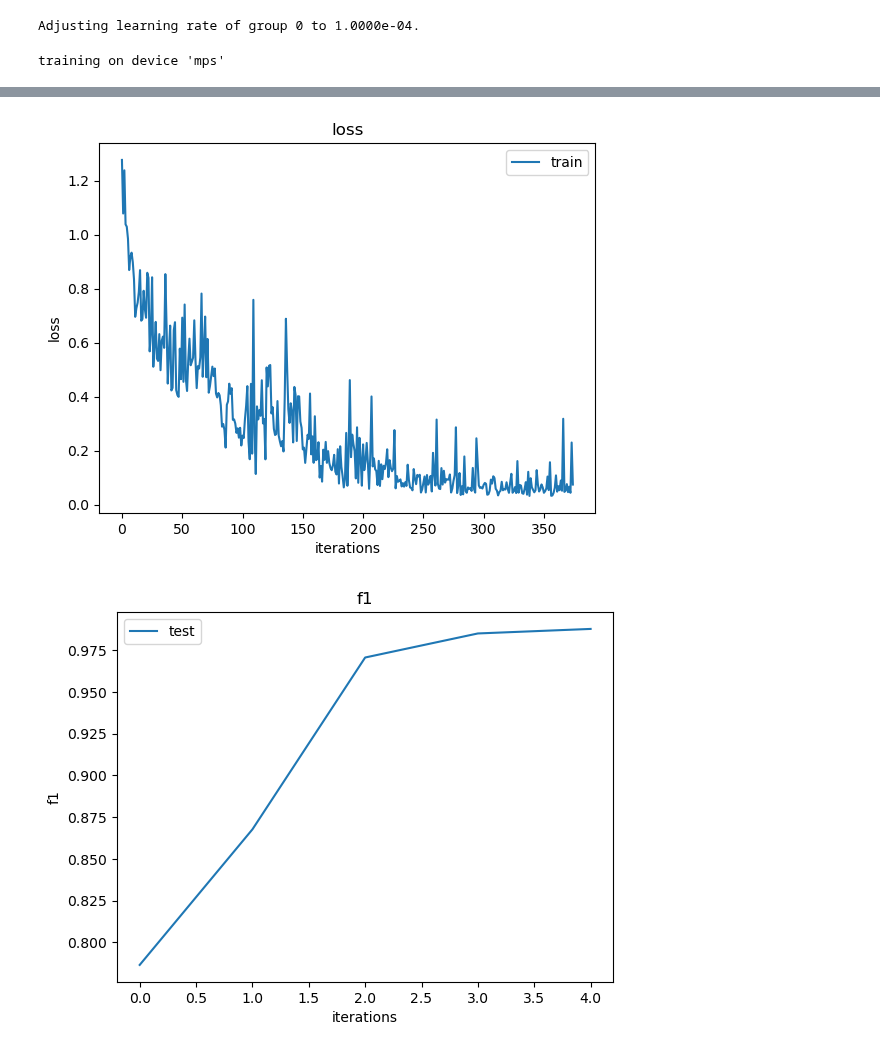
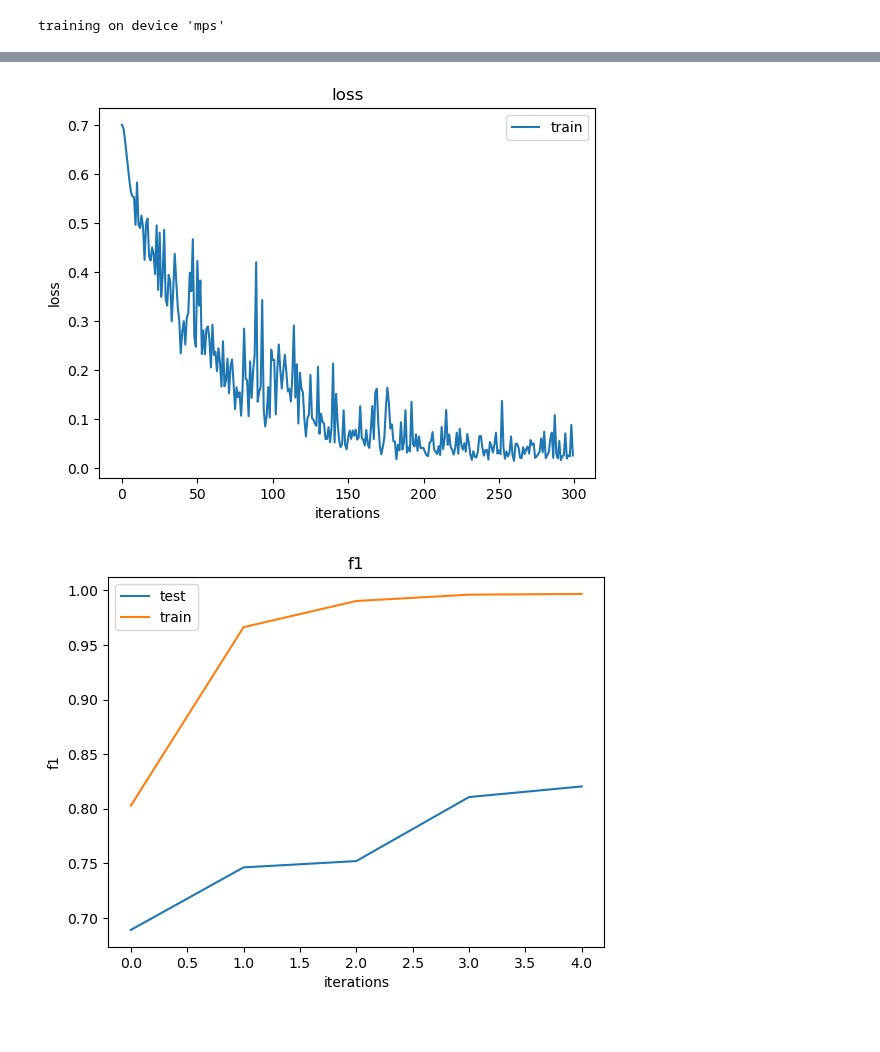
Before and after one commit to CS-433/ml-project-2-ml-sonidito, a Jupyter notebook: notebooks/EfficientNet_demo2.ipynb, the cells around one changed output, grey strips where cells are left out. Drawn from its saved outputs; the diff is of its cells as text; code cells hidden in the pictures.

Commit message:
working model

```diff
--- a/notebooks/EfficientNet_demo2.ipynb
+++ b/notebooks/EfficientNet_demo2.ipynb
@@ -65,10 +38,20 @@ transform = transforms.Compose([
 # %%
-DATA_PATH = "../data/dataset_pickle"
-FILE_EXT = "pickle"
-WINDOW_SIZE = 200  # Number of datapoints
-OVERLAP_FACTOR = 0.5  # Overlap factor between 0 and 1 for each sliding window ("% overlap with the last window")
+DATA_PATH = "../data/dataset_h5"
+FILE_EXT = "h5"
+WINDOW_SIZE = 200  # number of .512ms time steps per window
+OVERLAP_FACTOR = 0.5  # overlap between consecutive windows
 
 dataset = SpectrogramDataset(data_path=DATA_PATH, file_ext=FILE_EXT, window_size=WINDOW_SIZE,
-                             overlap_factor=OVERLAP_FACTOR, transform=transform)
-dataloader = DataLoader(dataset, batch_size=32, shuffle=True, collate_fn=custom_collate)
+                             overlap=OVERLAP_FACTOR, transform=transform)
+
+# split the dataset
+train_size = int(0.8 * len(dataset))
+val_size = len(dataset) - train_size
+train_dataset, val_dataset = random_split(dataset, [train_size, val_size])
+
+# Create DataLoaders
+train_loader = DataLoader(train_dataset, batch_size=32, shuffle=True, collate_fn=default_collate, num_workers=0)
+val_loader = DataLoader(val_dataset, batch_size=32, shuffle=False, collate_fn=default_collate, num_workers=0)
+
+#dataloader = DataLoader(dataset, batch_size=32, shuffle=True, collate_fn=default_collate, num_workers=0)
 # %% [output]
@@ -78,24 +97,19 @@ Number of unique IDs = 2394
 # %%
 from torch.optim.lr_scheduler import CosineAnnealingWarmRestarts
 
-criterion = nn.BCEWithLogitsLoss(pos_weight=torch.tensor([3.2]).to(device))  # Binary Cross Entropy Loss with Logits
+criterion = nn.BCEWithLogitsLoss()  #pos_weight=torch.tensor([3.2]).to(device))  # binary Cross Entropy Loss with Logits
 optimizer = torch.optim.Adam(model.parameters(), lr=1e-4)
+
 num_epochs = 12
+scheduler = CosineAnnealingWarmRestarts(optimizer,
+                                        T_0=(len(train_loader.dataset) * num_epochs) // (train_loader.batch_size * 3),
+                                        T_mult=1, verbose=False)
 
-scheduler = torch.optim.lr_scheduler.CosineAnnealingLR(
-    optimizer,
-    T_max=(len(dataloader.dataset) * num_epochs) // dataloader.batch_size,
-    verbose=True, eta_min=0)
-scheduler = CosineAnnealingWarmRestarts(optimizer,
-                                        T_0=(len(dataloader.dataset) * num_epochs) // (dataloader.batch_size * 3),
-                                        T_mult=1, verbose=False)
 num_epochs = 5
 scheduler = torch.optim.lr_scheduler.CosineAnnealingLR(
     optimizer,
-    T_max=(len(dataloader.dataset) * num_epochs) // dataloader.batch_size,
+    T_max=(len(train_loader.dataset) * num_epochs) // train_loader.batch_size,
 )
-# %% [output]
-Adjusting learning rate of group 0 to 1.0000e-04.
 # %%
 from tqdm.notebook import tqdm
 import torch
@@ -203,6 +234,6 @@ def plot_f1(f1s):
     plt.legend()
     plt.show()
 # %%
-train(model, dataloader, dataloader, optimizer, scheduler, criterion, device, n_epochs=5)
+train(model, train_loader, val_loader, optimizer, scheduler, criterion, device, n_epochs=5)
 # %% [output]
 training on device 'mps'
@@ -214,2 +250,2 @@ Epoch 4 | Test accuracy: 0.97739, f1: 0.98786
-[figure, old version]
+[figure, new version]
-[figure, old version]
+[figure, new version]
```
Also changed, not shown: parts of 7 cells of this notebook, 1 other file.
